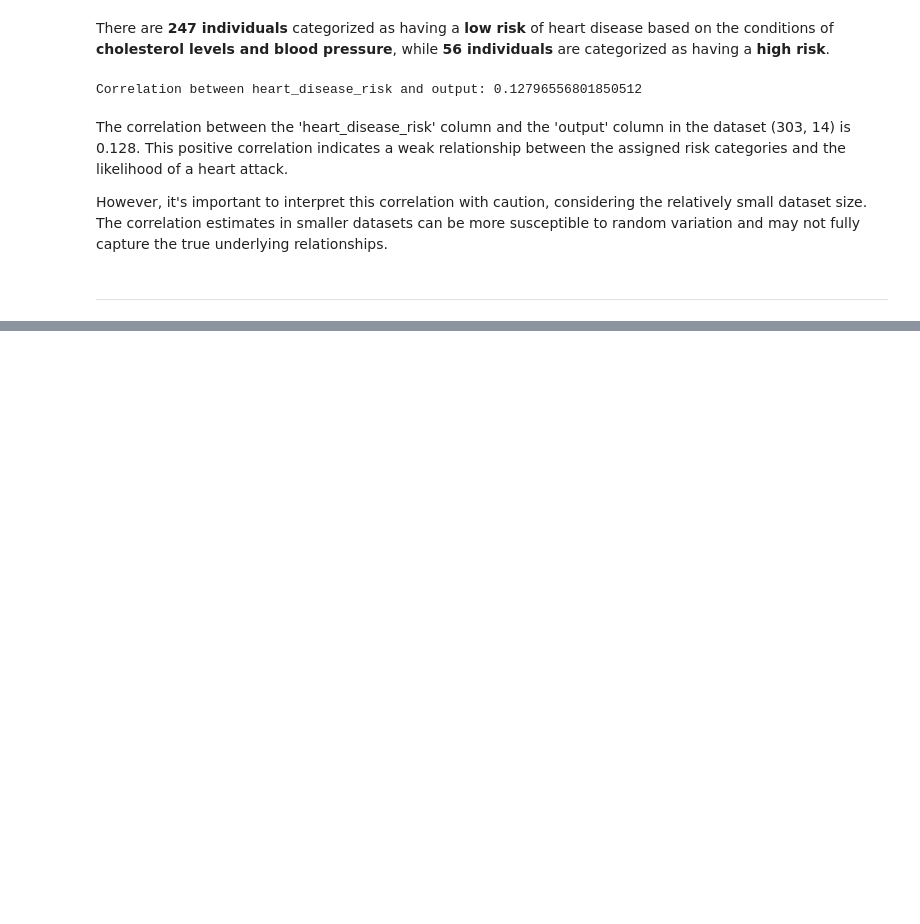
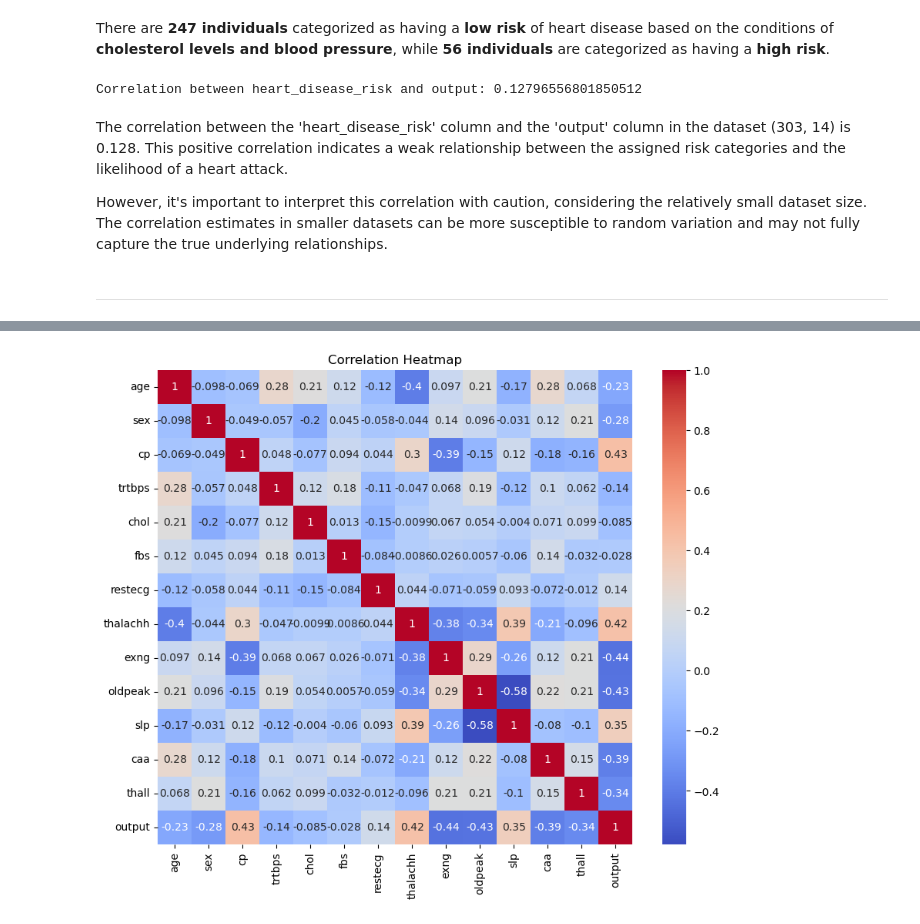
Before and after one commit to gordonkwokkwok/Heart-Attack-Analysis-and-Prediction, a Jupyter notebook: analysis.ipynb, the cells around one changed output, grey strips where cells are left out. Drawn from its saved outputs; the diff is of its cells as text; code cells hidden in the pictures; blank space fills up the shorter version.

```diff
--- a/analysis.ipynb
+++ b/analysis.ipynb
@@ -202,0 +211,11 @@ However, it's important to interpret this correlation with caution, considering
+# %%
+# Calculate the correlation matrix
+correlation_matrix = df.corr()
+
+# Create the heatmap
+plt.figure(figsize=(10, 8))
+sns.heatmap(correlation_matrix, annot=True, cmap='coolwarm', square=True)
+plt.title('Correlation Heatmap')
+plt.show()
+# %% [output]
+[figure, added]
```
Also changed, not shown: parts of 18 cells of this notebook, 1 other file.
